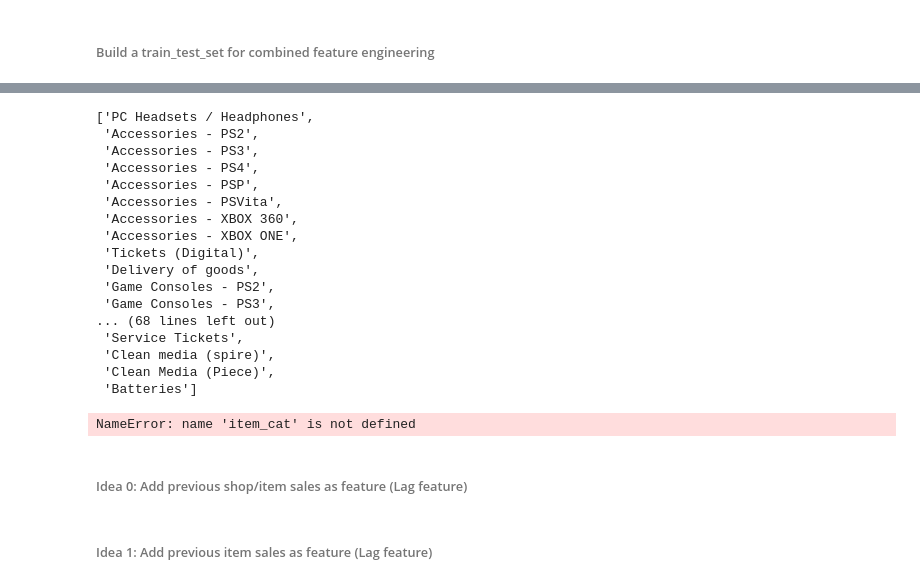
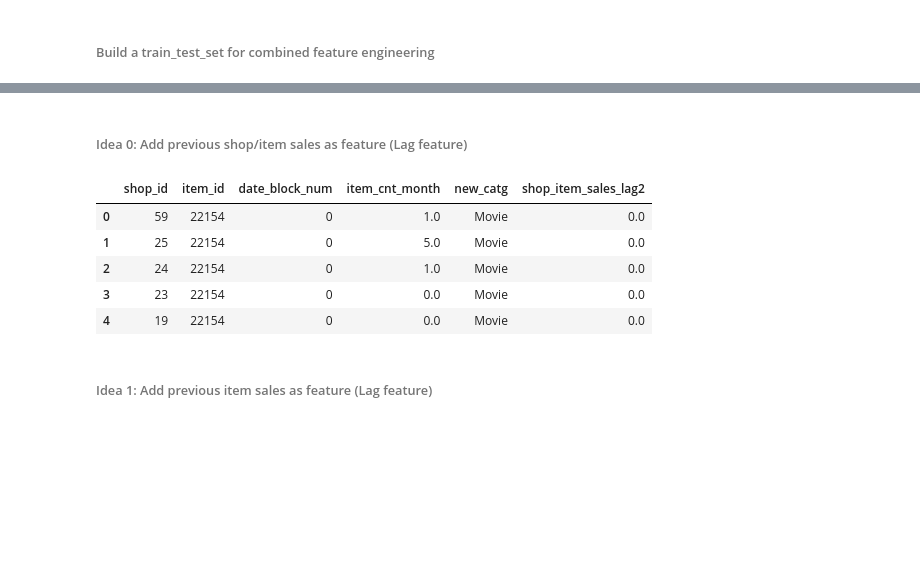
Before and after one commit to purnendu23/future-store-sales, a Jupyter notebook: workbook_alt.ipynb, the cells around one changed output, grey strips where cells are left out. Drawn from its saved outputs; the diff is of its cells as text; code cells hidden in the pictures; blank space fills up the shorter version.

```diff
--- a/workbook_alt.ipynb
+++ b/workbook_alt.ipynb
@@ -263,20 +273,0 @@ list(catgs.catg_en_b)
-# %%
-list(catgs.catg_en)
-# %% [output]
-['PC Headsets / Headphones',
- 'Accessories - PS2',
- 'Accessories - PS3',
- 'Accessories - PS4',
- 'Accessories - PSP',
- 'Accessories - PSVita',
- 'Accessories - XBOX 360',
- 'Accessories - XBOX ONE',
- 'Tickets (Digital)',
- 'Delivery of goods',
- 'Game Consoles - PS2',
- 'Game Consoles - PS3',
-... (68 lines left out)
- 'Service Tickets',
- 'Clean media (spire)',
- 'Clean Media (Piece)',
- 'Batteries']
@@ -320,22 +274,21 @@ l_cat[83] = 'Elements of a food'
-# %%
-
-lb = preprocessing.LabelEncoder()
-item_cat['item_category_id_fix'] = lb.fit_transform(l_cat)
-item_cat['item_category_name_fix'] = l_cat
-train_test_set = train_test_set.merge(item_cat[['item_category_id', 'item_category_id_fix']], on = 'item_category_id', how = 'left')
-_ = train_test_set.drop(['item_category_id'],axis=1, inplace=True)
-train_test_set.rename(columns = {'item_category_id_fix':'item_category_id'}, inplace = True)
-
-_ = item_cat.drop(['item_category_id'],axis=1, inplace=True)
-_ = item_cat.drop(['item_category_name'],axis=1, inplace=True)
-
-item_cat.rename(columns = {'item_category_id_fix':'item_category_id'}, inplace = True)
-item_cat.rename(columns = {'item_category_name_fix':'item_category_name'}, inplace = True)
-item_cat = item_cat.drop_duplicates()
-item_cat.index = np.arange(0, len(item_cat))
-# %% [output]
-NameError: name 'item_cat' is not defined
 # %% [markdown]
 ###### Idea 0: Add previous shop/item sales as feature (Lag feature)
+# %%
+def add_lagged_shop_item_sales(train_test_set, lag):
+    feature_name = "shop_item_sales_lag" + str(lag)
+    train_test_set_c = train_test_set[['shop_id', 'item_id', 'date_block_num', 'item_cnt_month']].copy()
+    train_test_set_c.date_block_num = train_test_set_c.date_block_num + lag
+    train_test_set_c.rename(columns={'item_cnt_month': feature_name}, inplace=True)
+    return train_test_set.merge(train_test_set_c, on=['item_id', 'shop_id', 'date_block_num'], how='left').fillna(0)
+
+train_test_set = add_lagged_shop_item_sales(train_test_set, 2)
+train_test_set.head()
+# %% [output]
+|  | shop_id | item_id | date_block_num | item_cnt_month | new_catg | shop_item_sales_lag2 |
+| 0 | 59 | 22154 | 0 | 1.0 | Movie | 0.0 |
+| 1 | 25 | 22154 | 0 | 5.0 | Movie | 0.0 |
+| 2 | 24 | 22154 | 0 | 1.0 | Movie | 0.0 |
+| 3 | 23 | 22154 | 0 | 0.0 | Movie | 0.0 |
+| 4 | 19 | 22154 | 0 | 0.0 | Movie | 0.0 |
 # %% [markdown]
 ###### Idea 1: Add previous item sales as feature (Lag feature)
```
Also changed, not shown: parts of 19 cells of this notebook.
